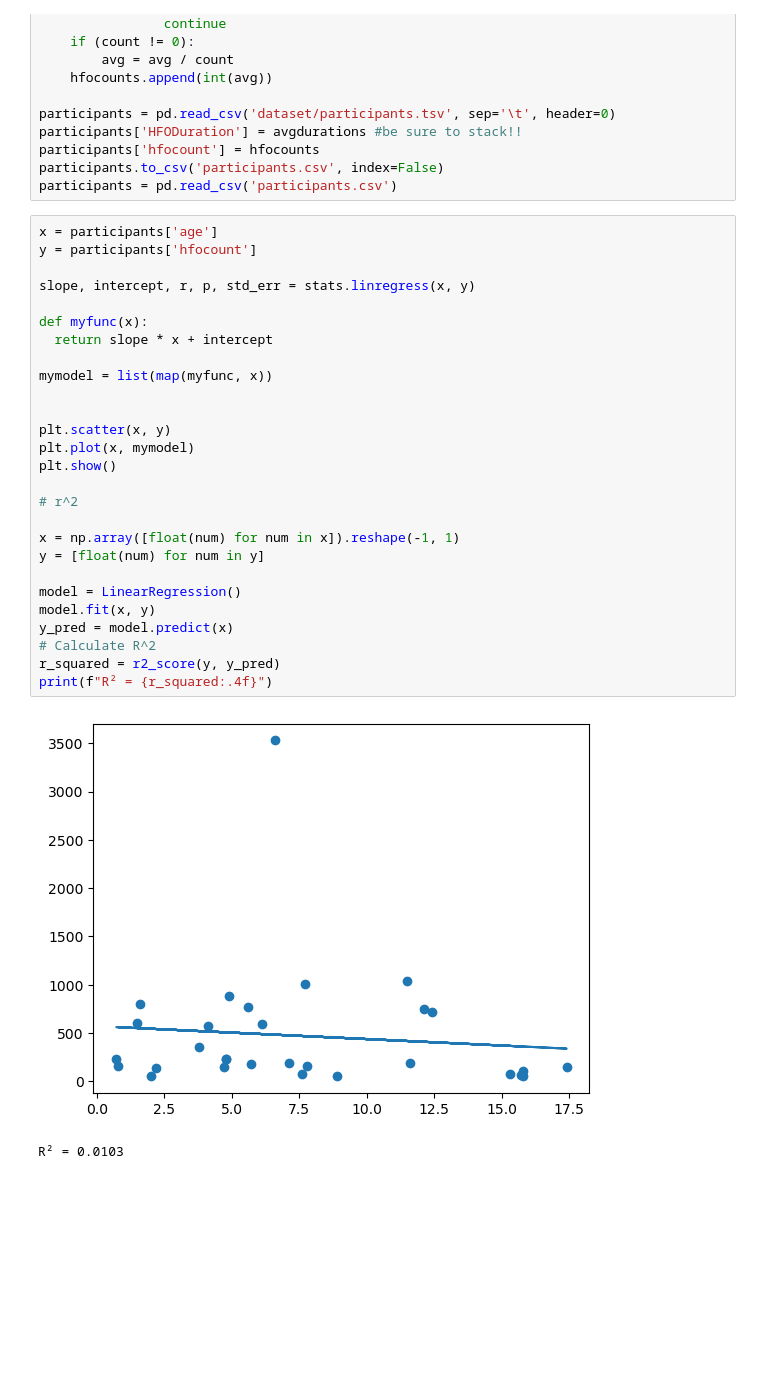
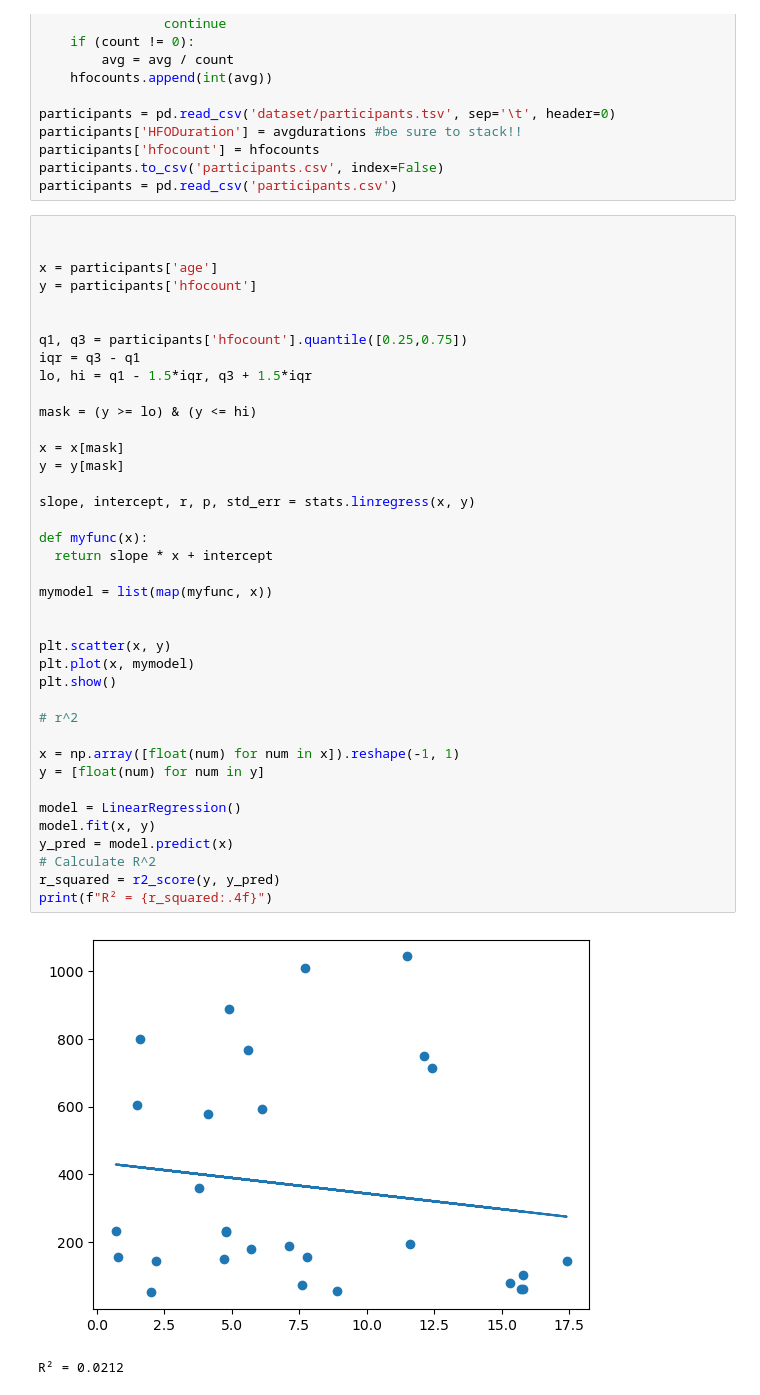
Before and after one commit to fun2play/BU_RISE_Project, a Jupyter notebook: regression.ipynb, the cells around one changed output. Cells and saved outputs as stored; diff of their text form; blank space fills up the shorter version.

```diff
--- a/regression.ipynb
+++ b/regression.ipynb
@@ -148,32 +236,44 @@ participants['hfocount'] = hfocounts
 participants.to_csv('participants.csv', index=False)
 participants = pd.read_csv('participants.csv')
 # %%
+
+
 x = participants['age']
 y = participants['hfocount']
+
+
+q1, q3 = participants['hfocount'].quantile([0.25,0.75])
+iqr = q3 - q1
+lo, hi = q1 - 1.5*iqr, q3 + 1.5*iqr
+
+mask = (y >= lo) & (y <= hi)
+
+x = x[mask]
+y = y[mask]
 
 slope, intercept, r, p, std_err = stats.linregress(x, y)
 
 def myfunc(x):
   return slope * x + intercept
 
 mymodel = list(map(myfunc, x))
 
 
 plt.scatter(x, y)
 plt.plot(x, mymodel)
 plt.show()
 
 # r^2
 
 x = np.array([float(num) for num in x]).reshape(-1, 1)
 y = [float(num) for num in y]
 
 model = LinearRegression()
 model.fit(x, y)
 y_pred = model.predict(x)
 # Calculate R^2
 r_squared = r2_score(y, y_pred)
 print(f"R² = {r_squared:.4f}")
 # %% [output]
-[figure, old version]
+[figure, new version]
-R² = 0.0103
+R² = 0.0212
```
Also changed, not shown: parts of 5 cells of this notebook.
